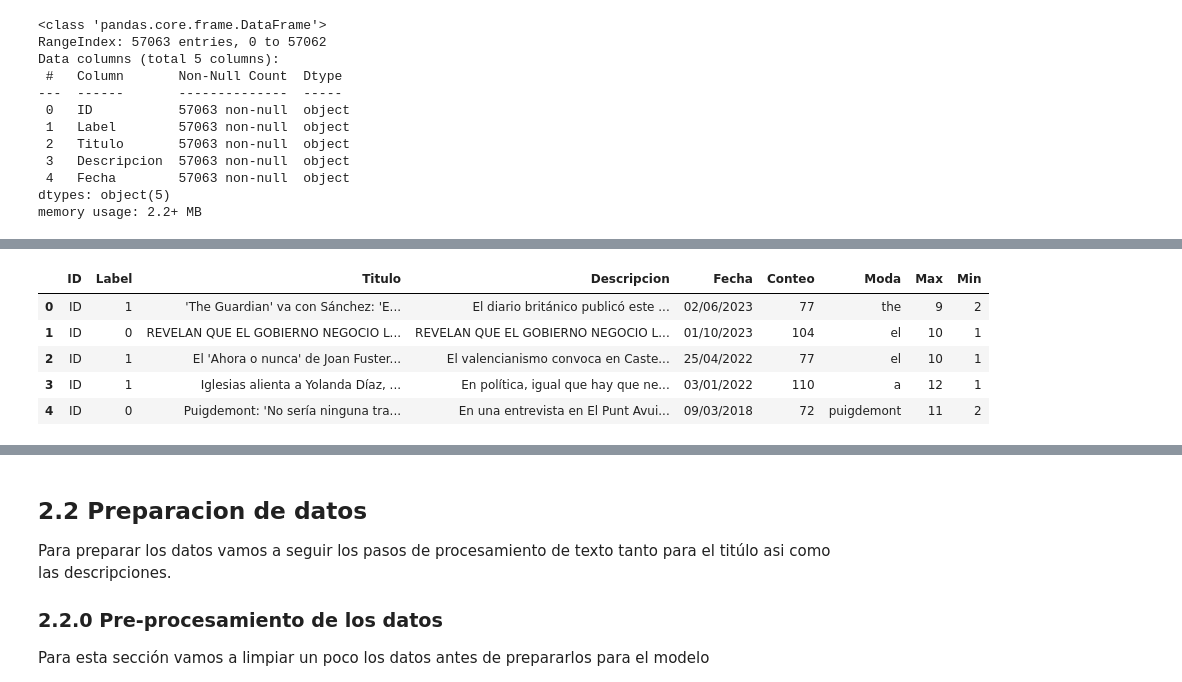
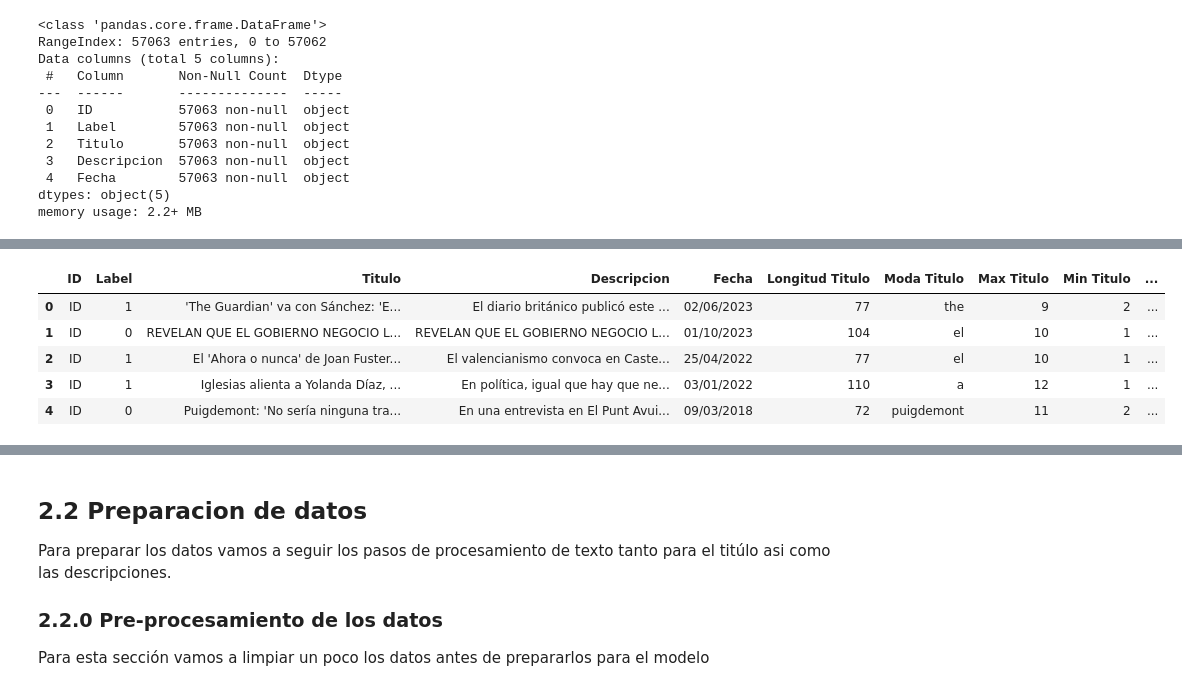
Before and after one commit to tomasSiSa18/Proyecto1BI, a Jupyter notebook: Proyecto1.ipynb, the cells around one changed output, grey strips where cells are left out. Cells and saved outputs as stored; diff of their text form; code cells hidden in the pictures.

```diff
--- a/Proyecto1.ipynb
+++ b/Proyecto1.ipynb
@@ -82,16 +94,22 @@ Para entender las noticias vamos a realizar estadísticas descriptivas de los te
 # %%
-textos = news_df.copy()
+stats_textos = news_df.copy()
 
-textos['Conteo'] = [len(str(x)) for x in textos['Titulo']]
-textos['Moda'] = [Counter([word.lower().strip(string.punctuation) for word in (str(i).split(' '))]).most_common()[0][0] for i in textos['Titulo']]
-textos['Max'] = [[max([len(x) for x in str(i).split(' ')])][0] for i in textos['Titulo']]
-textos['Min'] = [[min([len(x) for x in str(i).split(' ')])][0] for i in textos['Titulo']]
+stats_textos['Longitud Titulo'] = [len(str(x)) for x in stats_textos['Titulo']]
+stats_textos['Moda Titulo'] = [Counter([word.lower().strip(string.punctuation) for word in (str(i).split(' '))]).most_common()[0][0] for i in stats_textos['Titulo']]
+stats_textos['Max Titulo'] = [[max([len(x) for x in str(i).split(' ')])][0] for i in stats_textos['Titulo']]
+stats_textos['Min Titulo'] = [[min([len(x) for x in str(i).split(' ')])][0] for i in stats_textos['Titulo']]
 
-textos.head()
+stats_textos['Longitud Descripcion'] = [len(str(x)) for x in stats_textos['Descripcion']]
+stats_textos['Moda Descripcion'] = [Counter([word.lower().strip(string.punctuation) for word in (str(i).split(' '))]).most_common()[0][0] for i in stats_textos['Descripcion']]
+stats_textos['Max Descripcion'] = [[max([len(x) for x in str(i).split(' ')])][0] for i in stats_textos['Descripcion']]
+stats_textos['Min Descripcion'] = [[min([len(x) for x in str(i).split(' ')])][0] for i in stats_textos['Descripcion']]
+
+
+stats_textos.head()
 # %% [output]
-|  | ID | Label | Titulo | Descripcion | Fecha | Conteo | Moda | Max | Min |
-| 0 | ID | 1 | 'The Guardian' va con Sánchez: 'E... | El diario británico publicó este ... | 02/06/2023 | 77 | the | 9 | 2 |
-| 1 | ID | 0 | REVELAN QUE EL GOBIERNO NEGOCIO L... | REVELAN QUE EL GOBIERNO NEGOCIO L... | 01/10/2023 | 104 | el | 10 | 1 |
-| 2 | ID | 1 | El 'Ahora o nunca' de Joan Fuster... | El valencianismo convoca en Caste... | 25/04/2022 | 77 | el | 10 | 1 |
-| 3 | ID | 1 | Iglesias alienta a Yolanda Díaz, ... | En política, igual que hay que ne... | 03/01/2022 | 110 | a | 12 | 1 |
-| 4 | ID | 0 | Puigdemont: 'No sería ninguna tra... | En una entrevista en El Punt Avui... | 09/03/2018 | 72 | puigdemont | 11 | 2 |
+|  | ID | Label | Titulo | Descripcion | Fecha | Longitud Titulo | Moda Titulo | Max Titulo | Min Titulo | ... |
+| 0 | ID | 1 | 'The Guardian' va con Sánchez: 'E... | El diario británico publicó este ... | 02/06/2023 | 77 | the | 9 | 2 | ... |
+| 1 | ID | 0 | REVELAN QUE EL GOBIERNO NEGOCIO L... | REVELAN QUE EL GOBIERNO NEGOCIO L... | 01/10/2023 | 104 | el | 10 | 1 | ... |
+| 2 | ID | 1 | El 'Ahora o nunca' de Joan Fuster... | El valencianismo convoca en Caste... | 25/04/2022 | 77 | el | 10 | 1 | ... |
+| 3 | ID | 1 | Iglesias alienta a Yolanda Díaz, ... | En política, igual que hay que ne... | 03/01/2022 | 110 | a | 12 | 1 | ... |
+| 4 | ID | 0 | Puigdemont: 'No sería ninguna tra... | En una entrevista en El Punt Avui... | 09/03/2018 | 72 | puigdemont | 11 | 2 | ... |
```
Also changed, not shown: parts of 12 cells of this notebook, 2 other files.
